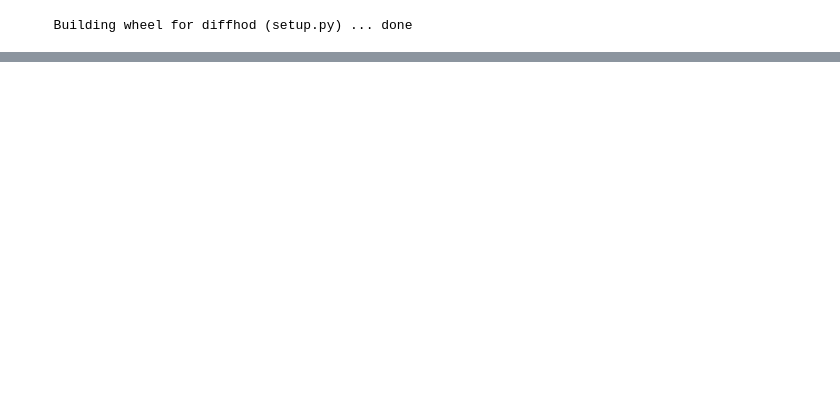
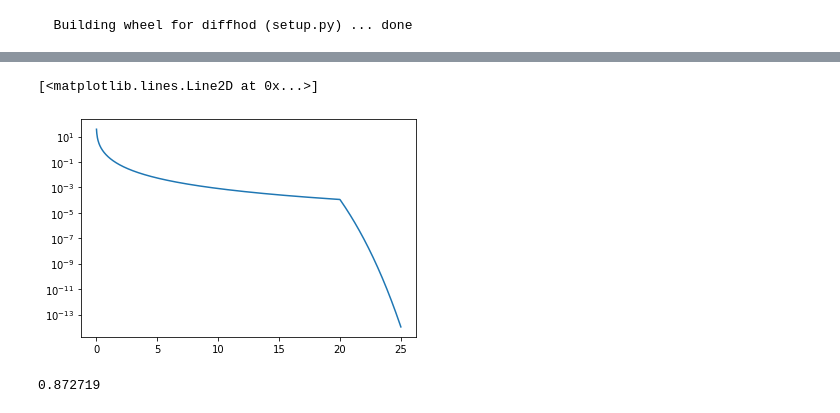
Before and after one commit to DifferentiableUniverseInitiative/DHOD, a Jupyter notebook: nb/dev/NFW_sampling.ipynb, the cells around one changed output, grey strips where cells are left out. Cells and saved outputs as stored; diff of their text form; code cells hidden in the pictures; blank space fills up the shorter version.

```diff
--- a/nb/dev/NFW_sampling.ipynb
+++ b/nb/dev/NFW_sampling.ipynb
@@ -167,0 +193,19 @@ for con in [1,5,10,20]:
+# %%
+concentration = 20
+dist = NFWProfile(concentration=concentration, Rvir=1)
+distr = RadialNFWProfile(concentration=concentration, Rvir=1)
+# %%
+# Target distribution is proportional to: `exp(-x (1 + x))`.
+def unnormalized_log_prob(x):
+  # NFW profile plus smooth boundary at Rvir
+  x = x / concentration
+  r = tf.norm(x, axis=-1)
+  return dist.log_prob(x) - tf.clip_by_value(tf.exp(r*3) -tf.exp(3.), 0, 100) #niform(0,1).log_prob(r)
+# %%
+r = np.linspace(0,25,1000)
+x = np.array([0,0,1]).reshape([1,3]) * r.reshape([-1,1])
+# %%
+semilogy(r, np.exp(unnormalized_log_prob(x.astype('float32'))))
+# %% [output]
+[<matplotlib.lines.Line2D at 0x...>]
+[figure, added]
@@ -167,0 +238,4 @@ for con in [1,5,10,20]:
+# %%
+is_accepted.numpy().sum()/len(is_accepted.numpy().flatten())
+# %% [output]
+0.872719
```
Also changed, not shown: parts of 19 cells of this notebook.
